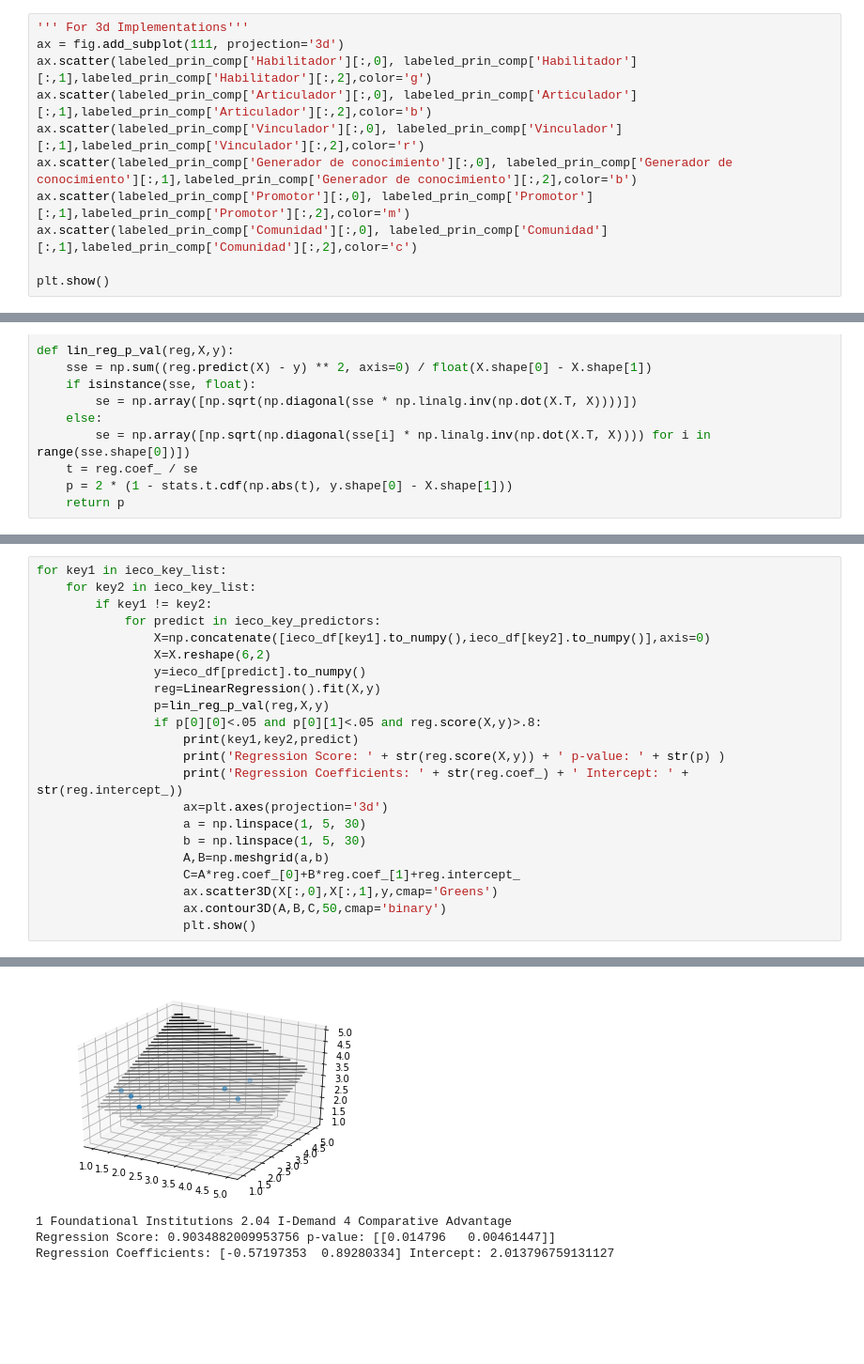
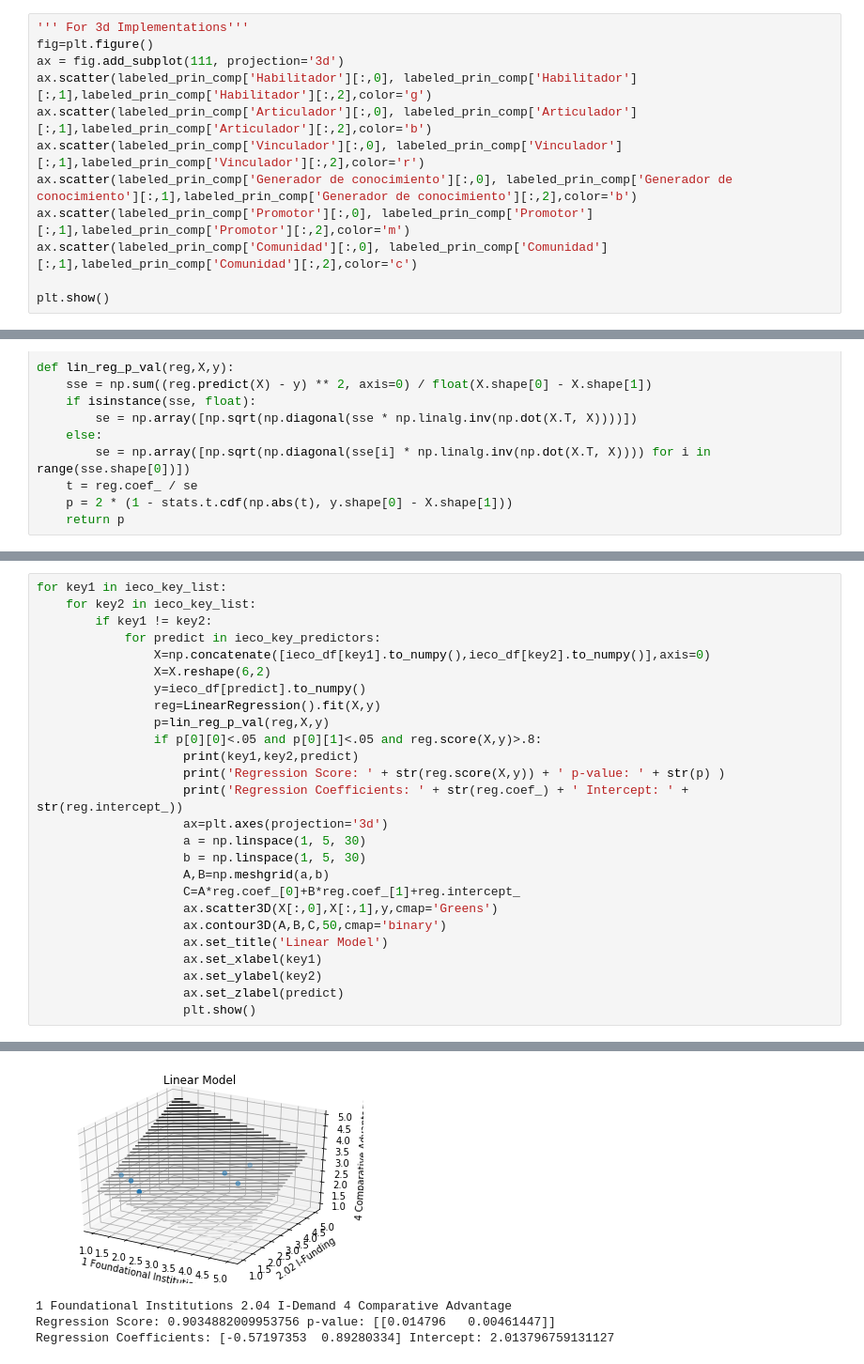
Before and after one commit to OlgaMMC/iGED, a Jupyter notebook: Kevin/analysis.ipynb, the cells around one changed output, grey strips where cells are left out. Shown at 94% size. Drawn from its saved outputs; the diff is of its cells as text; blank space fills up the shorter version.

```diff
--- a/Kevin/analysis.ipynb
+++ b/Kevin/analysis.ipynb
@@ -471,6 +467,7 @@ plt.show()
 [figure]
 # %%
 ''' For 3d Implementations'''
+fig=plt.figure()
 ax = fig.add_subplot(111, projection='3d')
 ax.scatter(labeled_prin_comp['Habilitador'][:,0], labeled_prin_comp['Habilitador'][:,1],labeled_prin_comp['Habilitador'][:,2],color='g')
 ax.scatter(labeled_prin_comp['Articulador'][:,0], labeled_prin_comp['Articulador'][:,1],labeled_prin_comp['Articulador'][:,2],color='b')
@@ -644,6 +690,10 @@ for key1 in ieco_key_list:
                     C=A*reg.coef_[0]+B*reg.coef_[1]+reg.intercept_
                     ax.scatter3D(X[:,0],X[:,1],y,cmap='Greens')
                     ax.contour3D(A,B,C,50,cmap='binary')
+                    ax.set_title('Linear Model')
+                    ax.set_xlabel(key1)
+                    ax.set_ylabel(key2)
+                    ax.set_zlabel(predict)
                     plt.show()
 # %% [output]
 1 Foundational Institutions 2.02 I-Funding 4 Comparative Advantage
@@ -651,5 +701,5 @@ Regression Score: 0.8760073249285918 p-value: [[0.01343502 0.00319696]]
 Regression Coefficients: [-0.36795922  0.59844681] Intercept: 2.2490030178275653
-[figure, old version]
+[figure, new version]
 1 Foundational Institutions 2.04 I-Demand 4 Comparative Advantage
 Regression Score: 0.9034882009953756 p-value: [[0.014796   0.00461447]]
 Regression Coefficients: [-0.57197353  0.89280334] Intercept: 2.013796759131127
```
Also changed, not shown: parts of 12 cells of this notebook.
